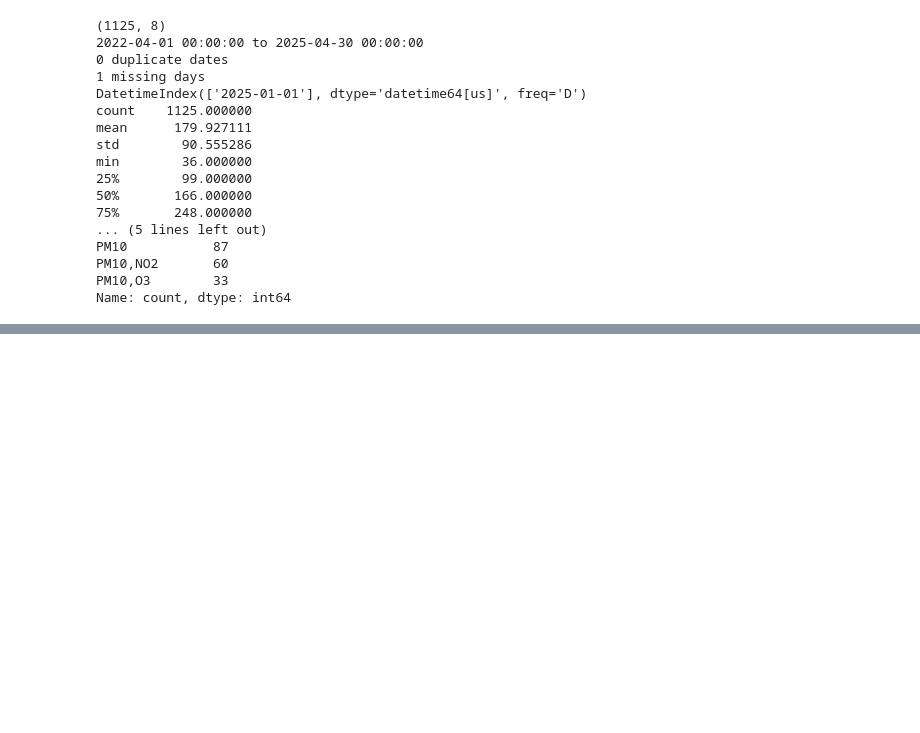
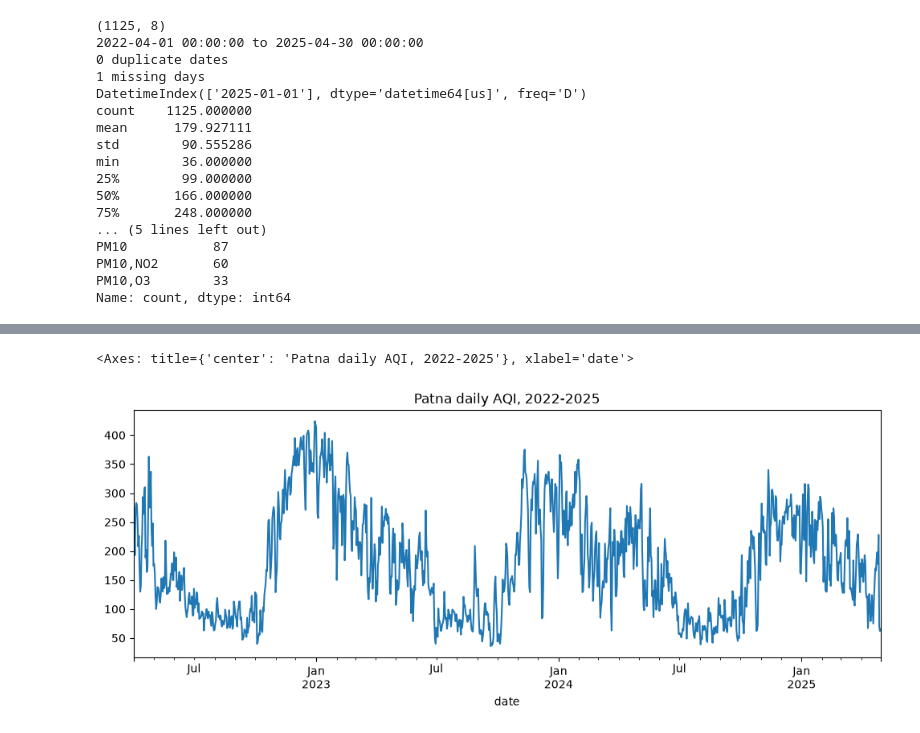
Before and after one commit to Aryan-Wrks/aqi-forecaster, a Jupyter notebook: notebooks/explore.ipynb, the cells around one changed output, grey strips where cells are left out. Saved outputs shown, nothing was run; the diff lists cells and outputs as text; code cells hidden in the pictures; blank space fills up the shorter version.

Commit message:
Week 1 Day 3: gap analysis and clean dataset

```diff
--- a/notebooks/explore.ipynb
+++ b/notebooks/explore.ipynb
@@ -130,3 +130,13 @@ PM10           87
 PM10,NO2       60
 PM10,O3        33
 Name: count, dtype: int64
+# %%
+aqi = patna_new[["aqi_value", "number_of_monitoring_stations", "prominent_pollutants"]].copy()
+
+full_index = pd.date_range(aqi.index.min(), aqi.index.max(), freq="D")
+aqi = aqi.reindex(full_index)
+aqi.index.name = "date"
+
+print(len(aqi), "days in calendar")
+print(aqi["aqi_value"].isna().sum(), "missing AQI values")
+print(aqi.loc["2024-12-29":"2025-01-04", "aqi_value"])
@@ -132,0 +155,9 @@ Name: count, dtype: int64
+# %%
+aqi["was_filled"] = aqi["aqi_value"].isna()      # remember which days we filled
+
+aqi["aqi_value"] = aqi["aqi_value"].interpolate(limit=3)
+aqi["number_of_monitoring_stations"] = aqi["number_of_monitoring_stations"].ffill(limit=3)
+aqi["prominent_pollutants"] = aqi["prominent_pollutants"].ffill(limit=3)
+
+print(aqi.isna().sum())
+print(aqi["was_filled"].sum(), "day(s) filled")
@@ -132,0 +208,6 @@ Name: count, dtype: int64
+# %%
+aqi.to_csv("../data/patna_clean.csv")
+aqi["aqi_value"].plot(figsize=(12, 4), title="Patna daily AQI, 2022-2025")
+# %% [output]
+<Axes: title={'center': 'Patna daily AQI, 2022-2025'}, xlabel='date'>
+[figure, added]
```
Also changed, not shown: parts of 6 cells of this notebook, 1 other file.
